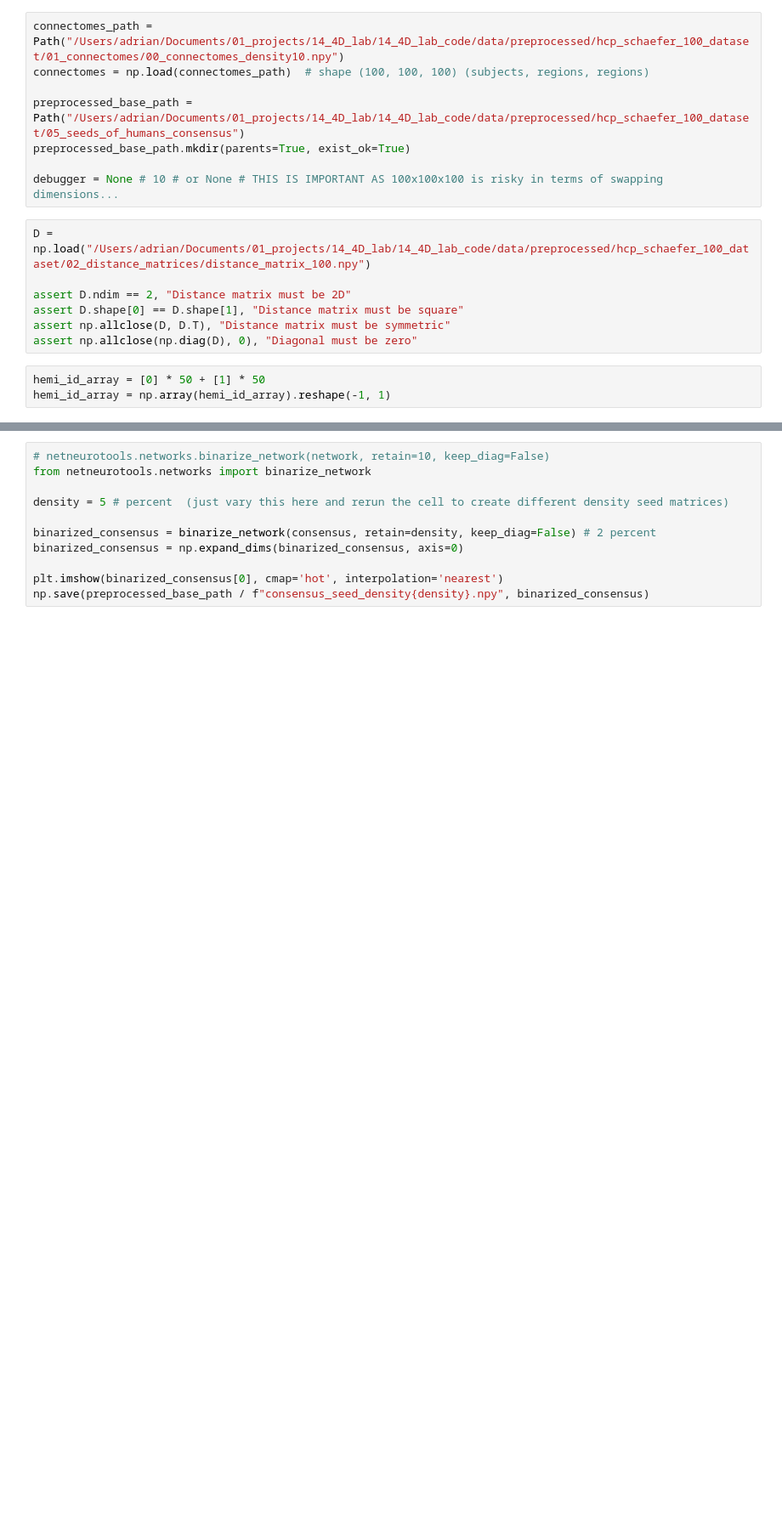
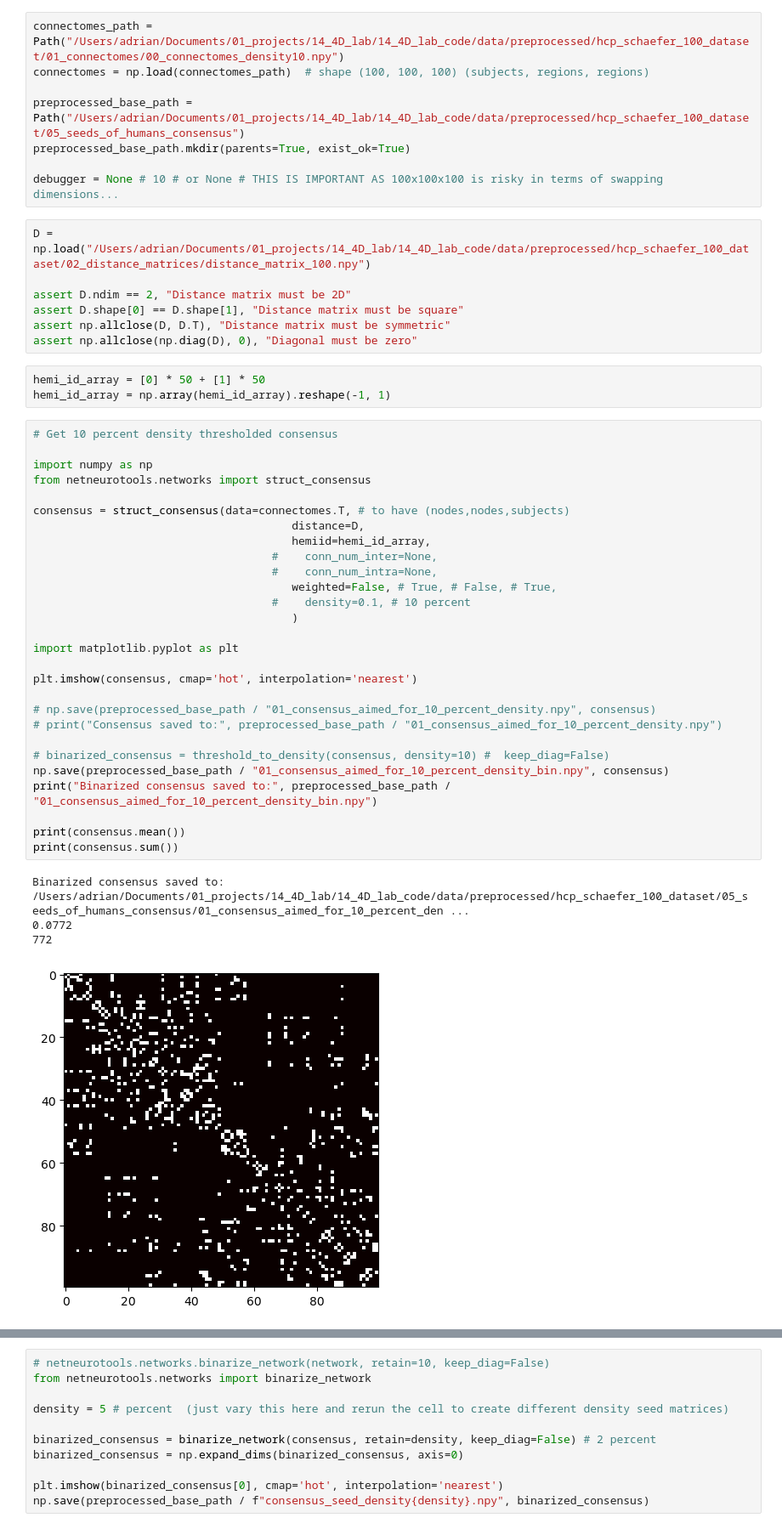
Before and after one commit to ad045/simba, a Jupyter notebook: src/preprocessing/getting_seeds/03_getting_seeds_hcp_consensus.ipynb, the cells around one changed output, grey strips where cells are left out. Shown at 85% size. Saved outputs shown, nothing was run; the diff lists cells and outputs as text; blank space fills up the shorter version.

```diff
--- a/src/preprocessing/getting_seeds/03_getting_seeds_hcp_consensus.ipynb
+++ b/src/preprocessing/getting_seeds/03_getting_seeds_hcp_consensus.ipynb
@@ -28,6 +28,39 @@ assert np.allclose(np.diag(D), 0), "Diagonal must be zero"
 # %%
 hemi_id_array = [0] * 50 + [1] * 50
 hemi_id_array = np.array(hemi_id_array).reshape(-1, 1)
+# %%
+# Get 10 percent density thresholded consensus
+
+import numpy as np
+from netneurotools.networks import struct_consensus
+
+consensus = struct_consensus(data=connectomes.T, # to have (nodes,nodes,subjects)
+                                       distance=D,
+                                       hemiid=hemi_id_array,
+                                    #    conn_num_inter=None,
+                                    #    conn_num_intra=None,
+                                       weighted=False, # True, # False, # True,
+                                    #    density=0.1, # 10 percent
+                                       )
+
+import matplotlib.pyplot as plt
+
+plt.imshow(consensus, cmap='hot', interpolation='nearest')
+
+# np.save(preprocessed_base_path / "01_consensus_aimed_for_10_percent_density.npy", consensus)
+# print("Consensus saved to:", preprocessed_base_path / "01_consensus_aimed_for_10_percent_density.npy")
+
+# binarized_consensus = threshold_to_density(consensus, density=10) #  keep_diag=False)
+np.save(preprocessed_base_path / "01_consensus_aimed_for_10_percent_density_bin.npy", consensus)
+print("Binarized consensus saved to:", preprocessed_base_path / "01_consensus_aimed_for_10_percent_density_bin.npy")
+
+print(consensus.mean())
+print(consensus.sum())
+# %% [output]
+Binarized consensus saved to: /Users/adrian/Documents/01_projects/14_4D_lab/14_4D_lab_code/data/preprocessed/hcp_schaefer_100_dataset/05_seeds_of_humans_consensus/01_consensus_aimed_for_10_percent_den ...
+0.0772
+772
+[figure, added]
 # %%
 import numpy as np
 from netneurotools.networks import struct_consensus
```
Also changed, not shown: parts of 1 cell of this notebook, 13 other files.
